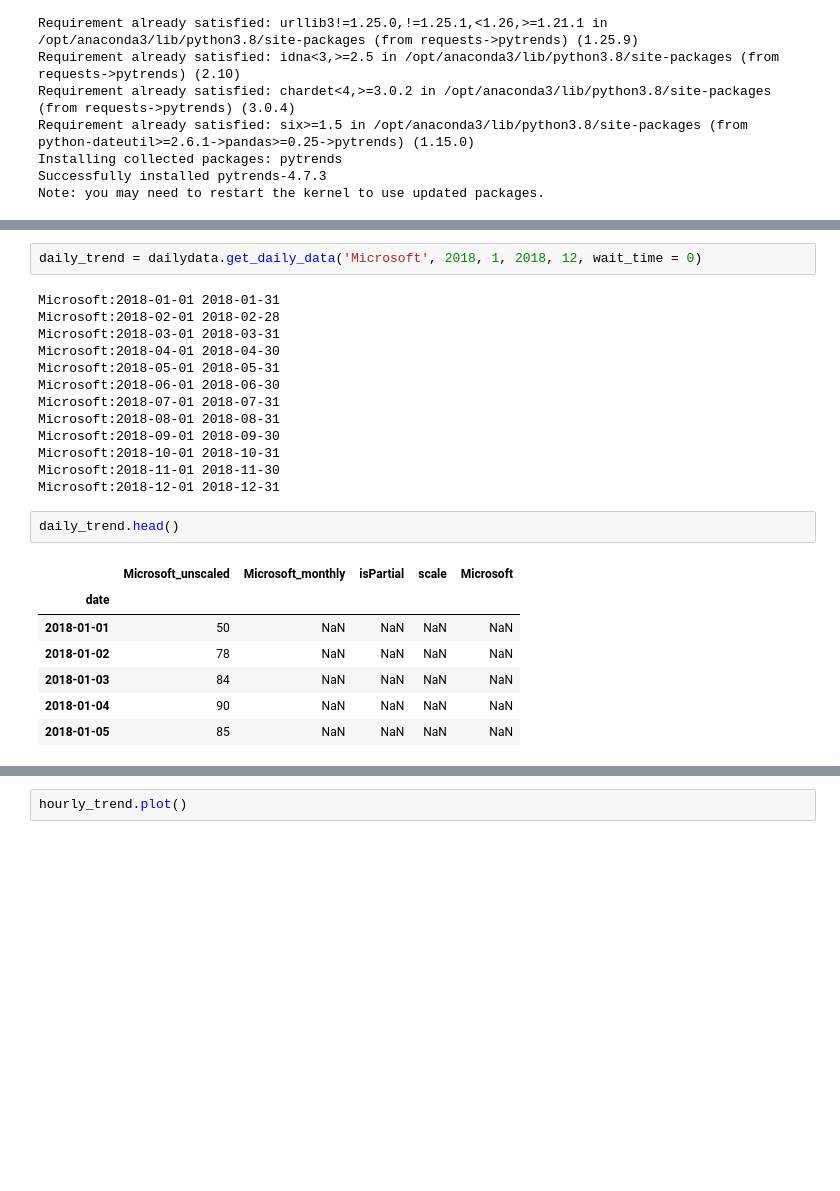
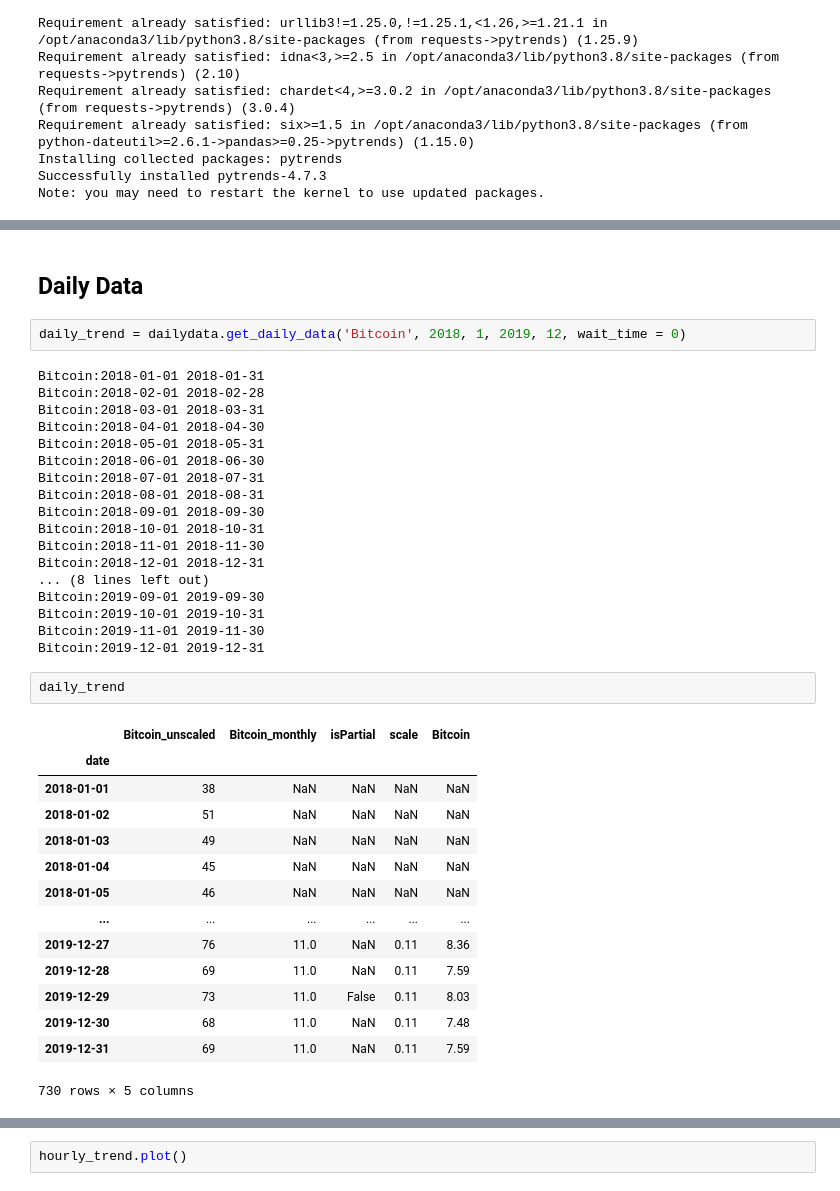
Before and after one commit to evilpegasus/google-trends-financial-modeling, a Jupyter notebook: clean_data.ipynb, the cells around one changed output, grey strips where cells are left out. Saved outputs shown, nothing was run; the diff lists cells and outputs as text; blank space fills up the shorter version.

```diff
--- a/clean_data.ipynb
+++ b/clean_data.ipynb
@@ -73,26 +80,40 @@ plt.plot(trend["Tesla"])
+# %% [markdown]
+## Daily Data
 # %%
-daily_trend = dailydata.get_daily_data('Microsoft', 2018, 1, 2018, 12, wait_time = 0)
+daily_trend = dailydata.get_daily_data('Bitcoin', 2018, 1, 2019, 12, wait_time = 0)
 # %% [output]
-Microsoft:2018-01-01 2018-01-31
-Microsoft:2018-02-01 2018-02-28
-Microsoft:2018-03-01 2018-03-31
-Microsoft:2018-04-01 2018-04-30
-Microsoft:2018-05-01 2018-05-31
-Microsoft:2018-06-01 2018-06-30
-Microsoft:2018-07-01 2018-07-31
-Microsoft:2018-08-01 2018-08-31
-Microsoft:2018-09-01 2018-09-30
-Microsoft:2018-10-01 2018-10-31
-Microsoft:2018-11-01 2018-11-30
-Microsoft:2018-12-01 2018-12-31
+Bitcoin:2018-01-01 2018-01-31
+Bitcoin:2018-02-01 2018-02-28
+Bitcoin:2018-03-01 2018-03-31
+Bitcoin:2018-04-01 2018-04-30
+Bitcoin:2018-05-01 2018-05-31
+Bitcoin:2018-06-01 2018-06-30
+Bitcoin:2018-07-01 2018-07-31
+Bitcoin:2018-08-01 2018-08-31
+Bitcoin:2018-09-01 2018-09-30
+Bitcoin:2018-10-01 2018-10-31
+Bitcoin:2018-11-01 2018-11-30
+Bitcoin:2018-12-01 2018-12-31
+... (8 lines left out)
+Bitcoin:2019-09-01 2019-09-30
+Bitcoin:2019-10-01 2019-10-31
+Bitcoin:2019-11-01 2019-11-30
+Bitcoin:2019-12-01 2019-12-31
 # %%
-daily_trend.head()
+daily_trend
 # %% [output]
-|  | Microsoft_unscaled | Microsoft_monthly | isPartial | scale | Microsoft |
+|  | Bitcoin_unscaled | Bitcoin_monthly | isPartial | scale | Bitcoin |
 | date |  |  |  |  |  |
-| 2018-01-01 | 50 | NaN | NaN | NaN | NaN |
-| 2018-01-02 | 78 | NaN | NaN | NaN | NaN |
-| 2018-01-03 | 84 | NaN | NaN | NaN | NaN |
-| 2018-01-04 | 90 | NaN | NaN | NaN | NaN |
-| 2018-01-05 | 85 | NaN | NaN | NaN | NaN |
+| 2018-01-01 | 38 | NaN | NaN | NaN | NaN |
+| 2018-01-02 | 51 | NaN | NaN | NaN | NaN |
+| 2018-01-03 | 49 | NaN | NaN | NaN | NaN |
+| 2018-01-04 | 45 | NaN | NaN | NaN | NaN |
+| 2018-01-05 | 46 | NaN | NaN | NaN | NaN |
+| ... | ... | ... | ... | ... | ... |
+| 2019-12-27 | 76 | 11.0 | NaN | 0.11 | 8.36 |
+| 2019-12-28 | 69 | 11.0 | NaN | 0.11 | 7.59 |
+| 2019-12-29 | 73 | 11.0 | False | 0.11 | 8.03 |
+| 2019-12-30 | 68 | 11.0 | NaN | 0.11 | 7.48 |
+| 2019-12-31 | 69 | 11.0 | NaN | 0.11 | 7.59 |
+730 rows × 5 columns
 # %%
```
Also changed, not shown: parts of 11 cells of this notebook, 5 other files.
